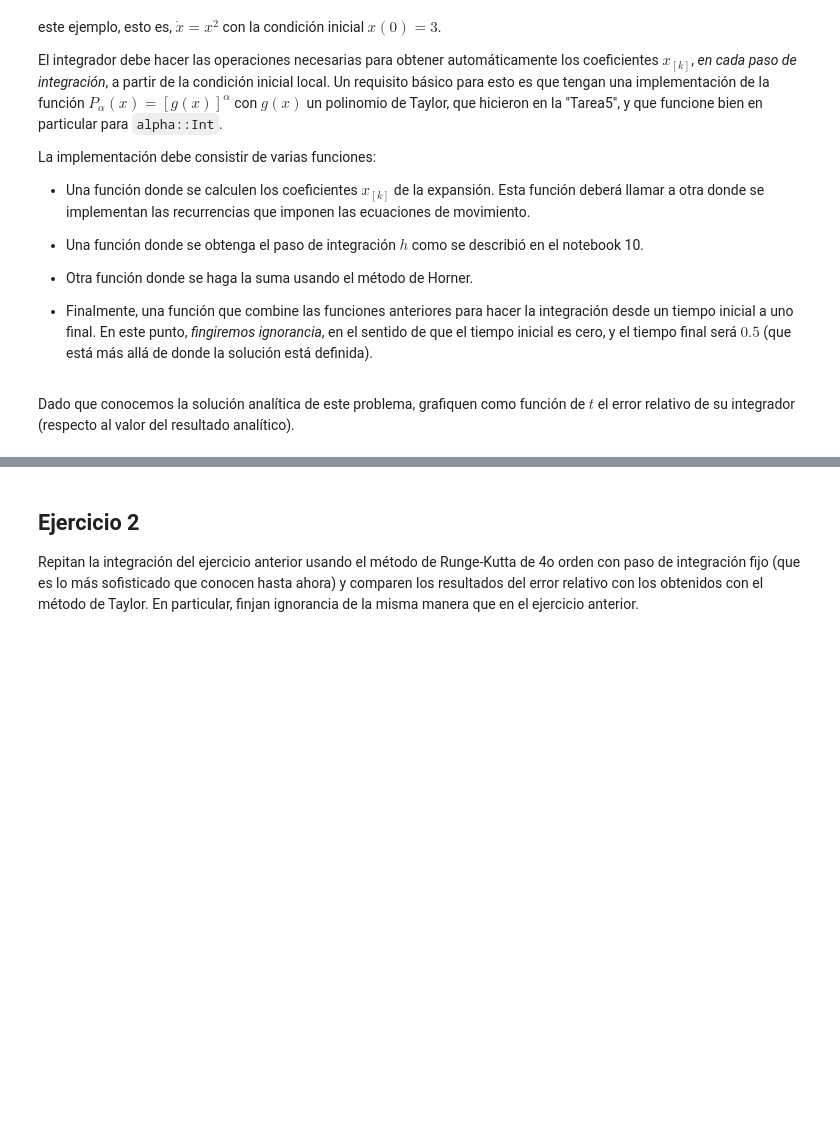
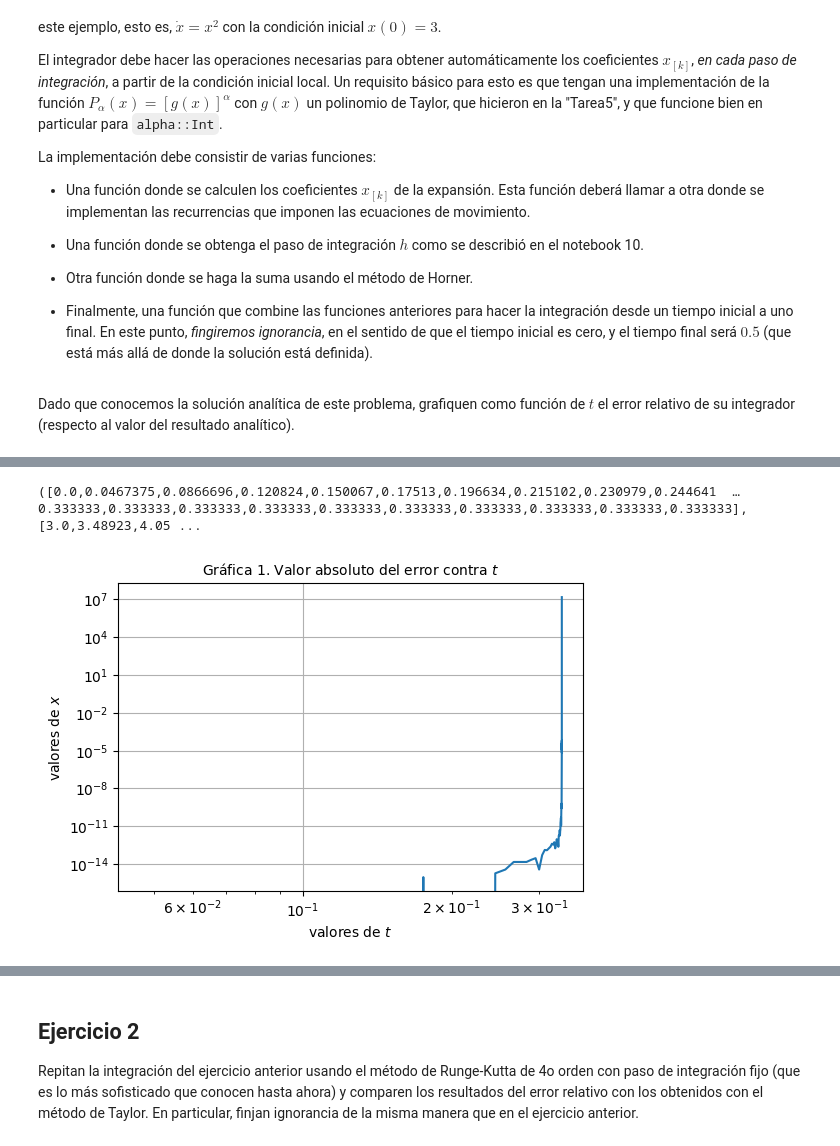
Before and after one commit to lbenet/2017-2_TSFisComputacional-1, a Jupyter notebook: tareas/rene/Tarea6.ipynb, the cells around one changed output, grey strips where cells are left out. Cells and saved outputs as stored; diff of their text form; code cells hidden in the pictures; blank space fills up the shorter version.

```diff
--- a/tareas/rene/Tarea6.ipynb
+++ b/tareas/rene/Tarea6.ipynb
@@ -34,0 +138,18 @@ x^2,x^3,x^4,x^5
+# %%
+#Aumento el orden del polinomio
+N=25
+z,s,a=solecuacion(x0,ϵ,N,tf)
+# %% [output]
+([0.0,0.0467375,0.0866696,0.120824,0.150067,0.17513,0.196634,0.215102,0.230979,0.244641  …  0.333333,0.333333,0.333333,0.333333,0.333333,0.333333,0.333333,0.333333,0.333333,0.333333],[3.0,3.48923,4.05 ...
+# %%
+figure(figsize=(6,4)) # este comando define el tamaño de la figura
+plot(z,abs(a-s))    # este comando pinta la función f'(x);
+#plot(z,log10(abs(a-s)))
+title(L"Gráfica 1. Valor absoluto del error contra $t$", fontsize=10)
+xlabel(L"valores de $t$")
+ylabel(L"valores de $x$")
+xscale("log")
+yscale("log")
+grid()
+# %% [output]
+[figure, added]
```
Also changed, not shown: parts of 19 cells of this notebook.
